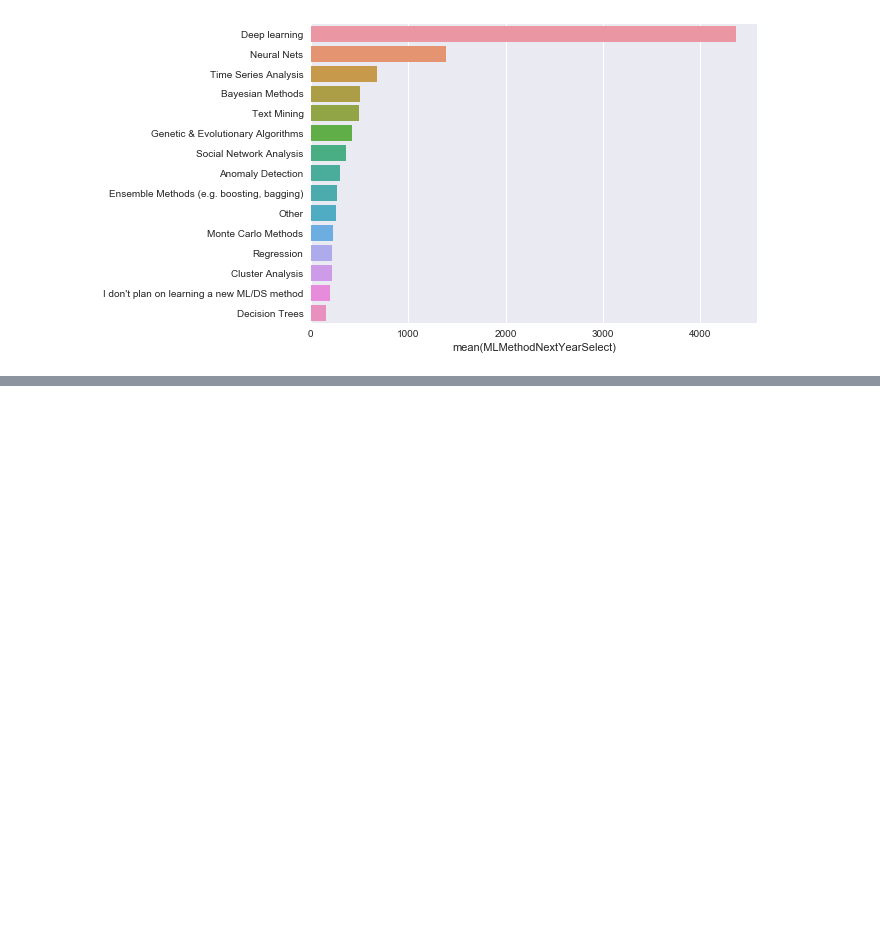
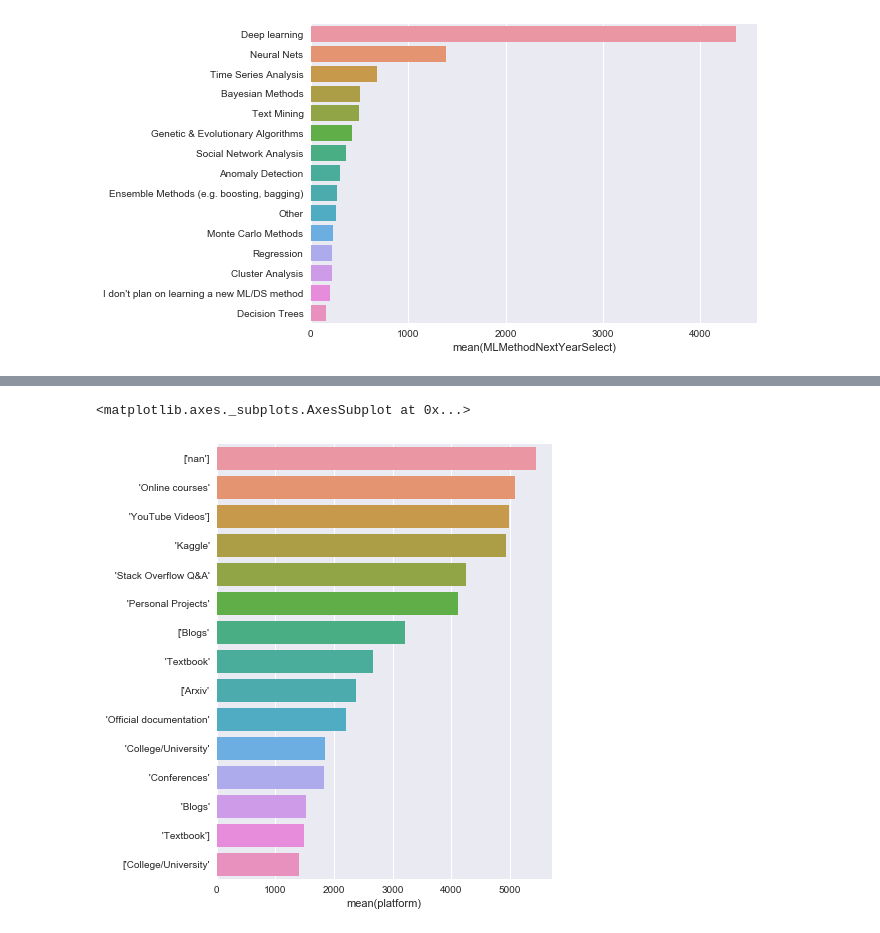
Before and after one commit to ekmst1027/programming-study, a Jupyter notebook: data_science/kaggle_programmers/data_science_faq.ipynb, the cells around one changed output, grey strips where cells are left out. Saved outputs shown, nothing was run; the diff lists cells and outputs as text; code cells hidden in the pictures; blank space fills up the shorter version.

```diff
--- a/data_science/kaggle_programmers/data_science_faq.ipynb
+++ b/data_science/kaggle_programmers/data_science_faq.ipynb
@@ -359,0 +368,13 @@ sns.barplot(y=data.index, x=data)
+# %%
+mcq['LearningPlatformSelect'] = mcq['LearningPlatformSelect'].astype('str').apply(lambda x: x.split(','))
+s = mcq.apply(
+lambda x: pd.Series(x['LearningPlatformSelect']),
+axis=1).stack().reset_index(level=1, drop=True)
+s.name = 'platform'
+# %%
+plt.figure(figsize=(6,8))
+data = s[s != 'nan'].value_counts().head(15)
+sns.barplot(y=data.index, x=data)
+# %% [output]
+<matplotlib.axes._subplots.AxesSubplot at 0x...>
+[figure, added]
```
Also changed, not shown: parts of 20 cells of this notebook, 1 other file.
